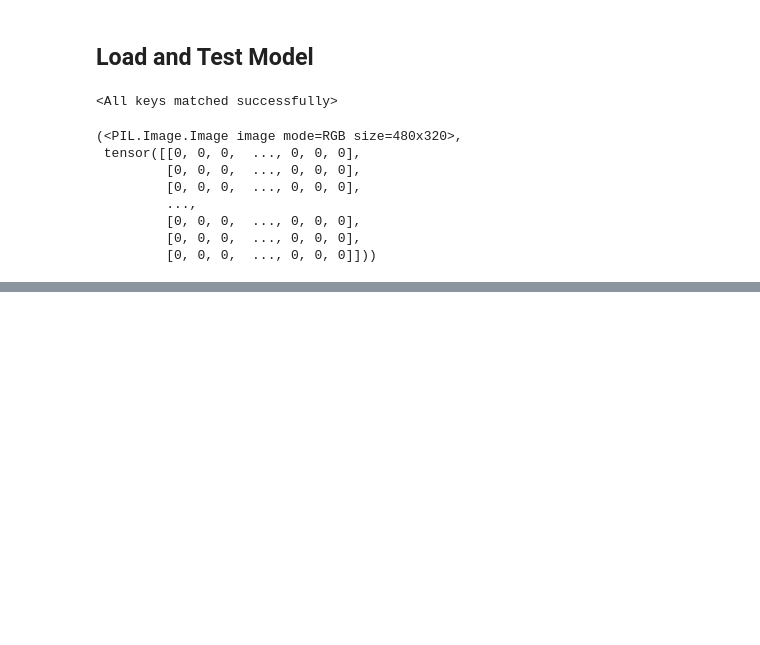
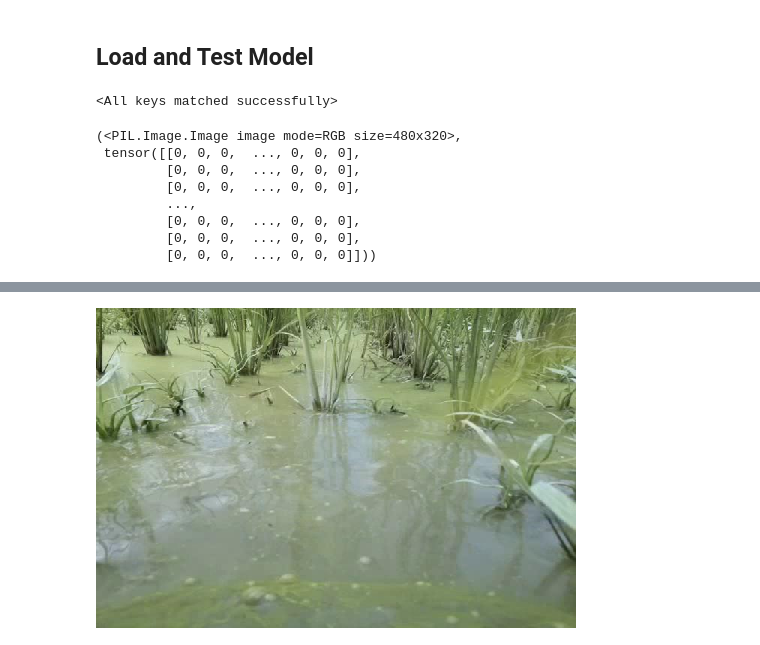
Before and after one commit to Kentaro-Machida/oyone_waterlane_detection, a Jupyter notebook: src/UNet.ipynb, the cells around one changed output, grey strips where cells are left out. Saved outputs shown, nothing was run; the diff lists cells and outputs as text; code cells hidden in the pictures; blank space fills up the shorter version.

```diff
--- a/src/UNet.ipynb
+++ b/src/UNet.ipynb
@@ -597,0 +615,30 @@ ax3.set_axis_off()
+# %%
+class OnlyImageTestDataset(Dataset):
+    def __init__(self, img_path, X, transform=None):
+        self.img_path = img_path
+        self.X = X
+        self.transform = transform
+
+    def __len__(self):
+        return len(self.X)
+
+    def __getitem__(self, idx):
+        img = cv2.imread(self.img_path + self.X['id'][idx] + '.jpg')
+        img = cv2.cvtColor(img, cv2.COLOR_BGR2RGB)
+
+        if self.transform is not None:
+            aug = self.transform(image=img)
+            img = Image.fromarray(aug['image'])
+
+        if self.transform is None:
+            img = Image.fromarray(img)
+
+        return img
+# %%
+ONLY_IMAGE_PATH = '../samples/lane_example/'
+df_test = create_df(ONLY_IMAGE_PATH)
+t_test = A.Resize(HEIGHT,WIDTH, interpolation=cv2.INTER_NEAREST)
+test_set = OnlyImageTestDataset(ONLY_IMAGE_PATH, df_test, transform=t_test)
+test_set.__getitem__(0)
+# %% [output]
+[figure, added]
```
Also changed, not shown: parts of 8 cells of this notebook, 29 other files.
